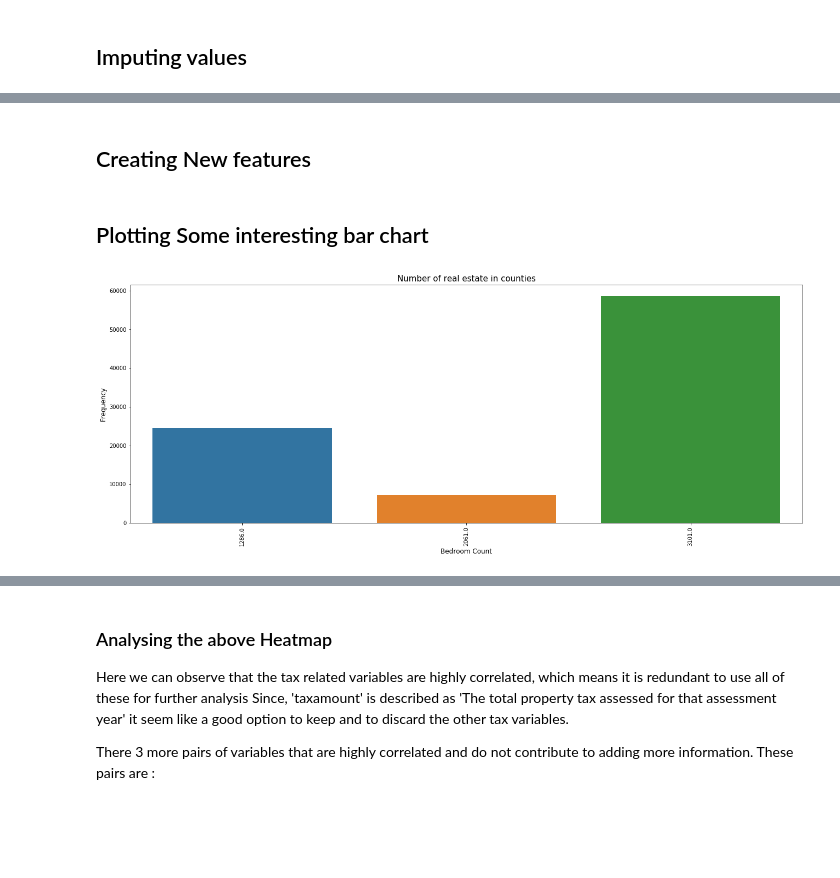
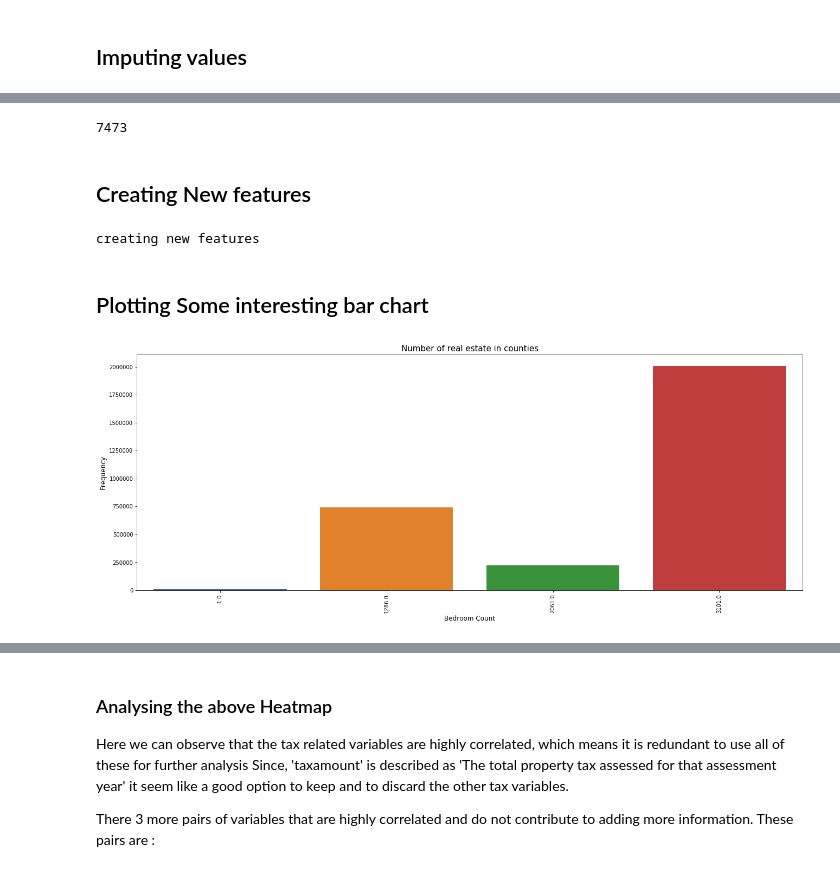
Before and after one commit to jayybhatt/Data-Science-Fundamentals, a Jupyter notebook: HW2/HW2.ipynb, the cells around one changed output, grey strips where cells are left out. Saved outputs shown, nothing was run; the diff lists cells and outputs as text; code cells hidden in the pictures; blank space fills up the shorter version.

```diff
--- a/HW2/HW2.ipynb
+++ b/HW2/HW2.ipynb
@@ -717,52 +812,62 @@ taxamount                          0
 dtype: int64
 # %%
-train_data.fillna(-1, inplace=True)
-train_data.to_csv("./train_data_clean_2.csv")
+prop_data.fillna(-1, inplace=True)
+prop_data.to_csv("./prop_data_clean_2.csv")
+
+del prop_data
+gc.collect()
+# %% [output]
+7473
 # %% [markdown]
 ## Creating New features
 # %%
-train_data = pd.read_csv("train_data_clean_2.csv", index_col=0)
+print "creating new features"
+prop_data = pd.read_csv("./prop_data_clean_2.csv", index_col=0)
 
-train_data['age'] = 2018 - train_data['yearbuilt']
+prop_data['age'] = 2017 - prop_data['yearbuilt']
 
 #proportion of living area
-train_data['N-LivingAreaProp'] = train_data['calculatedfinishedsquarefeet']/train_data['lotsizesquarefeet']
+prop_data['N-LivingAreaProp'] = prop_data['calculatedfinishedsquarefeet']/prop_data['lotsizesquarefeet']
 
 #Ratio of the built structure value to land area
-train_data['N-ValueProp'] = train_data['structuretaxvaluedollarcnt']/train_data['landtaxvaluedollarcnt']
+prop_data['N-ValueProp'] = prop_data['structuretaxvaluedollarcnt']/prop_data['landtaxvaluedollarcnt']
 
 #Ratio of tax of property over parcel
-train_data['N-ValueRatio'] = train_data['taxvaluedollarcnt']/train_data['taxamount']
+prop_data['N-ValueRatio'] = prop_data['taxvaluedollarcnt']/prop_data['taxamount']
 
 
 #Average structuretaxvaluedollarcnt by city
-group = train_data.groupby('regionidcity')['structuretaxvaluedollarcnt'].aggregate('mean').to_dict()
-train_data['N-Avg-structuretaxvaluedollarcnt'] = train_data['regionidcity'].map(group)
+group = prop_data.groupby('regionidcity')['structuretaxvaluedollarcnt'].aggregate('mean').to_dict()
+prop_data['N-Avg-structuretaxvaluedollarcnt'] = prop_data['regionidcity'].map(group)
 
 #Deviation away from average
-train_data['N-Dev-structuretaxvaluedollarcnt'] = abs((train_data['structuretaxvaluedollarcnt'] -
-                        train_data['N-Avg-structuretaxvaluedollarcnt']))/train_data['N-Avg-structuretaxvaluedollarcnt']
+prop_data['N-Dev-structuretaxvaluedollarcnt'] = abs((prop_data['structuretaxvaluedollarcnt'] -
+                        prop_data['N-Avg-structuretaxvaluedollarcnt']))/prop_data['N-Avg-structuretaxvaluedollarcnt']
 
 #Number of properties in the zip
-zip_count = train_data['regionidzip'].value_counts().to_dict()
-train_data['N-zip_count'] = train_data['regionidzip'].map(zip_count)
+zip_count = prop_data['regionidzip'].value_counts().to_dict()
+prop_data['N-zip_count'] = prop_data['regionidzip'].map(zip_count)
 
 #Number of properties in the city
-city_count = train_data['regionidcity'].value_counts().to_dict()
-train_data['N-city_count'] = train_data['regionidcity'].map(city_count)
+city_count = prop_data['regionidcity'].value_counts().to_dict()
+prop_data['N-city_count'] = prop_data['regionidcity'].map(city_count)
 
 #Number of properties in the city
-region_count = train_data['regionidcounty'].value_counts().to_dict()
-train_data['N-county_count'] = train_data['regionidcounty'].map(region_count)
+region_count = prop_data['regionidcounty'].value_counts().to_dict()
+prop_data['N-county_count'] = prop_data['regionidcounty'].map(region_count)
+
+prop_data.to_csv("./prop_data_with_new_features.csv")
+# %% [output]
+creating new features
 # %% [markdown]
 ## Plotting Some interesting bar chart
 # %%
 plt.figure(figsize=(22,8))
-sb.countplot(x="regionidcounty", data=train_data)
+sb.countplot(x="regionidcounty", data=prop_data)
 plt.ylabel('Frequency', fontsize=12)
 plt.xlabel('Bedroom Count', fontsize=12)
 plt.xticks(rotation='vertical')
 plt.title("Number of real estate in counties", fontsize=15)
 plt.show()
 # %% [output]
-[figure, old version]
+[figure, new version]
```
Also changed, not shown: parts of 63 cells of this notebook.
